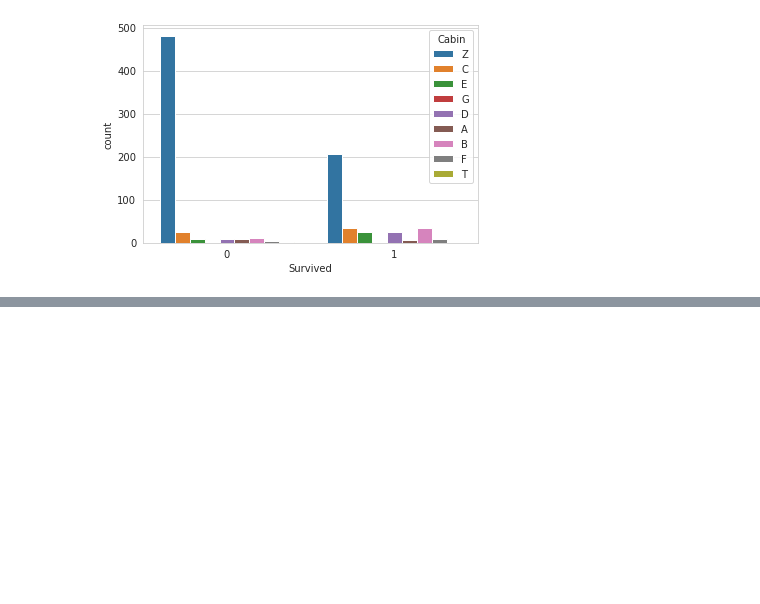
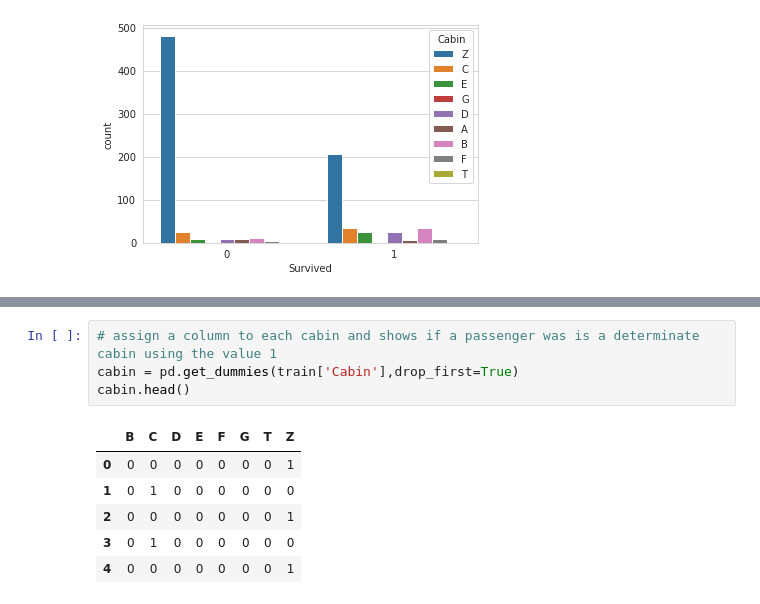
Before and after one commit to NinaPacifico/Titanic-Machile-Learning-from-disasrer, a Jupyter notebook: Titanic data.ipynb, the cells around one changed output, grey strips where cells are left out. Drawn from its saved outputs; the diff is of its cells as text; blank space fills up the shorter version.

```diff
--- a/Titanic data.ipynb
+++ b/Titanic data.ipynb
@@ -317,0 +343,11 @@ sns.countplot(x='Survived',hue='Cabin',data=train)
+# %%
+# assign a column to each cabin and shows if a passenger was is a determinate cabin using the value 1
+cabin = pd.get_dummies(train['Cabin'],drop_first=True)
+cabin.head()
+# %% [output]
+|  | B | C | D | E | F | G | T | Z |
+| 0 | 0 | 0 | 0 | 0 | 0 | 0 | 0 | 1 |
+| 1 | 0 | 1 | 0 | 0 | 0 | 0 | 0 | 0 |
+| 2 | 0 | 0 | 0 | 0 | 0 | 0 | 0 | 1 |
+| 3 | 0 | 1 | 0 | 0 | 0 | 0 | 0 | 0 |
+| 4 | 0 | 0 | 0 | 0 | 0 | 0 | 0 | 1 |
```
Also changed, not shown: parts of 29 cells of this notebook.
